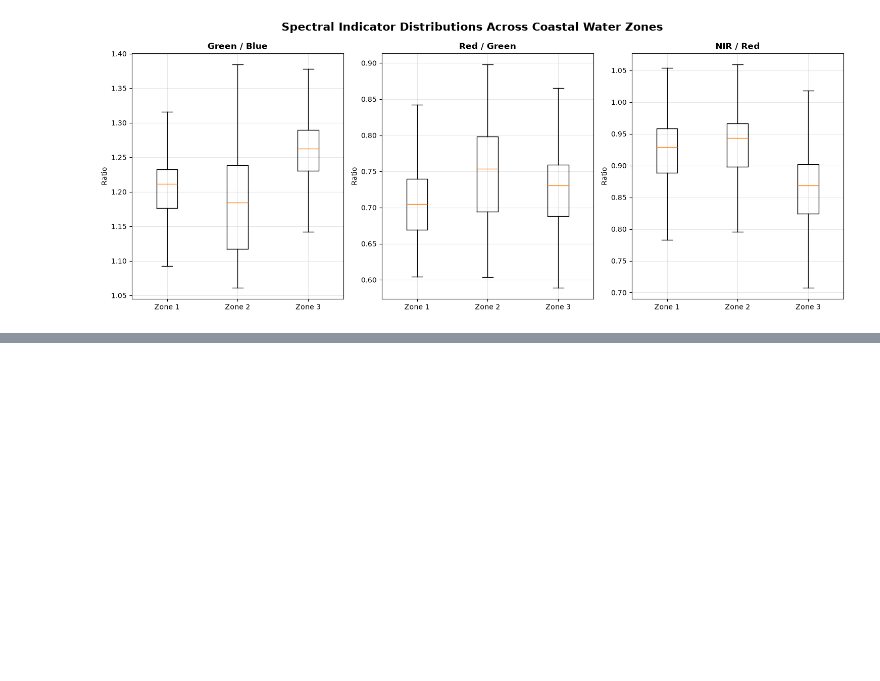
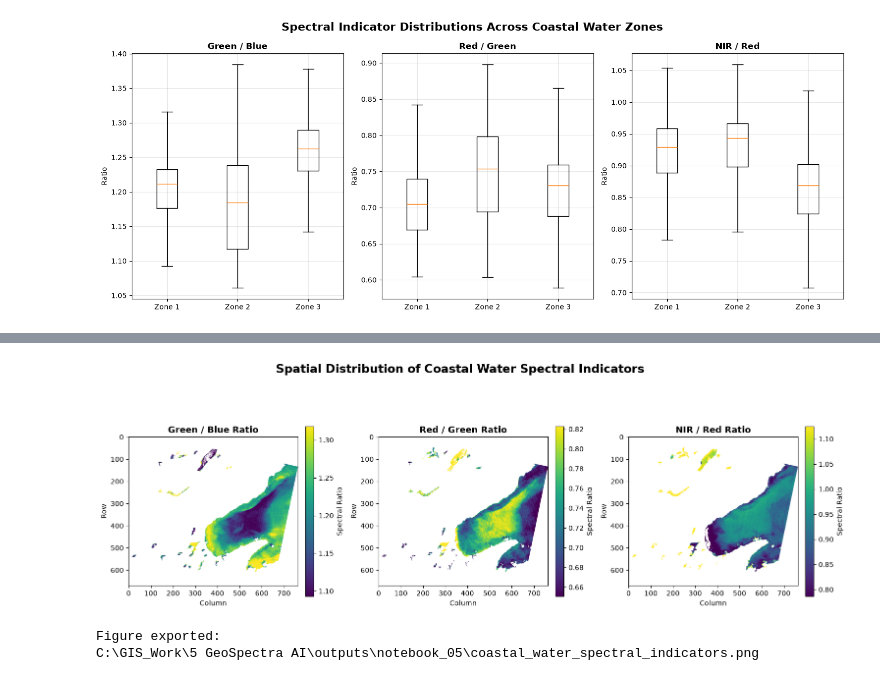
Before and after one commit to Keerthivasan2899/Geospectra-AI-belize-water-quality, a Jupyter notebook: notebooks/05_Coastal_Water_Quality__Feature_Mapping.ipynb, the cells around one changed output, grey strips where cells are left out. Cells and saved outputs as stored; diff of their text form; code cells hidden in the pictures; blank space fills up the shorter version.

Commit message:
Complete coastal water quality feature mapping

```diff
--- a/notebooks/05_Coastal_Water_Quality__Feature_Mapping.ipynb
+++ b/notebooks/05_Coastal_Water_Quality__Feature_Mapping.ipynb
@@ -808,0 +889,71 @@ IndexError: only integers, slices (`:`), ellipsis (`...`), numpy.newaxis (`None`
+# %%
+#29_Final spectral indicator maps
+
+fig, axes = plt.subplots(
+    1, 3,
+    figsize=(18, 6)
+)
+
+indicator_layers = [
+    ("Green / Blue Ratio", green_blue_clean),
+    ("Red / Green Ratio", red_green_clean),
+    ("NIR / Red Ratio", nir_red_clean)
+]
+
+for ax, (name, layer) in zip(axes, indicator_layers):
+
+    vmin = np.nanpercentile(layer, 5)
+    vmax = np.nanpercentile(layer, 95)
+
+    im = ax.imshow(
+        layer,
+        vmin=vmin,
+        vmax=vmax,
+        cmap="viridis"
+    )
+
+    ax.set_title(
+        name,
+        fontsize=13,
+        fontweight="bold"
+    )
+
+    ax.set_xlabel("Column")
+    ax.set_ylabel("Row")
+
+    cbar = fig.colorbar(
+        im,
+        ax=ax,
+        fraction=0.046,
+        pad=0.04
+    )
+
+    cbar.set_label("Spectral Ratio")
+
+fig.suptitle(
+    "Spatial Distribution of Coastal Water Spectral Indicators",
+    fontsize=17,
+    fontweight="bold"
+)
+
+fig.subplots_adjust(
+    top=0.85,
+    wspace=0.35
+)
+
+final_map_path = OUTPUT_DIR / "coastal_water_spectral_indicators.png"
+
+fig.savefig(
+    final_map_path,
+    dpi=300,
+    bbox_inches="tight"
+)
+
+plt.show()
+
+print("Figure exported:")
+print(final_map_path)
+# %% [output]
+[figure, added]
+Figure exported:
+C:\GIS_Work\5 GeoSpectra AI\outputs\notebook_05\coastal_water_spectral_indicators.png
```
Also changed, not shown: parts of 9 cells of this notebook.
